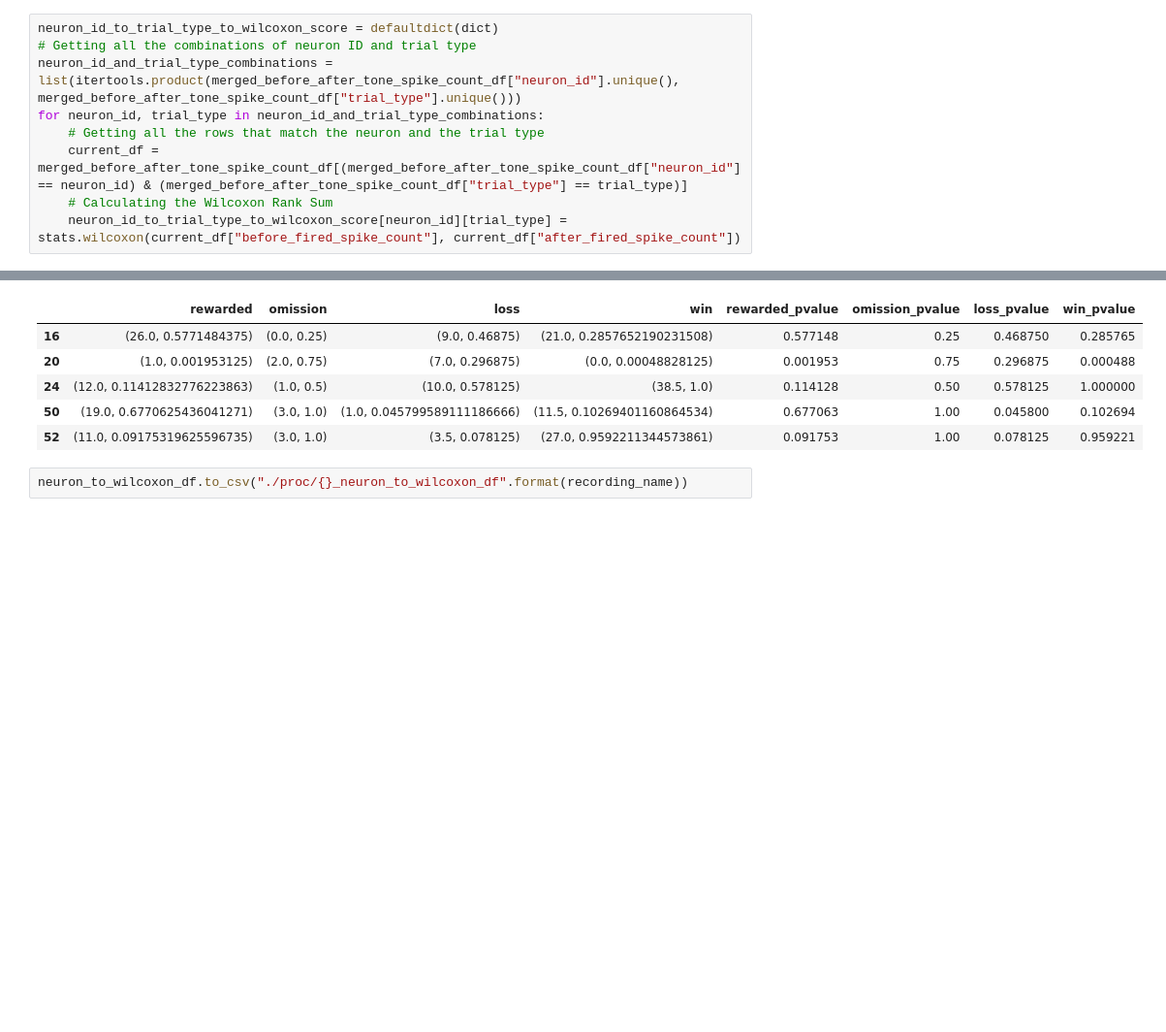
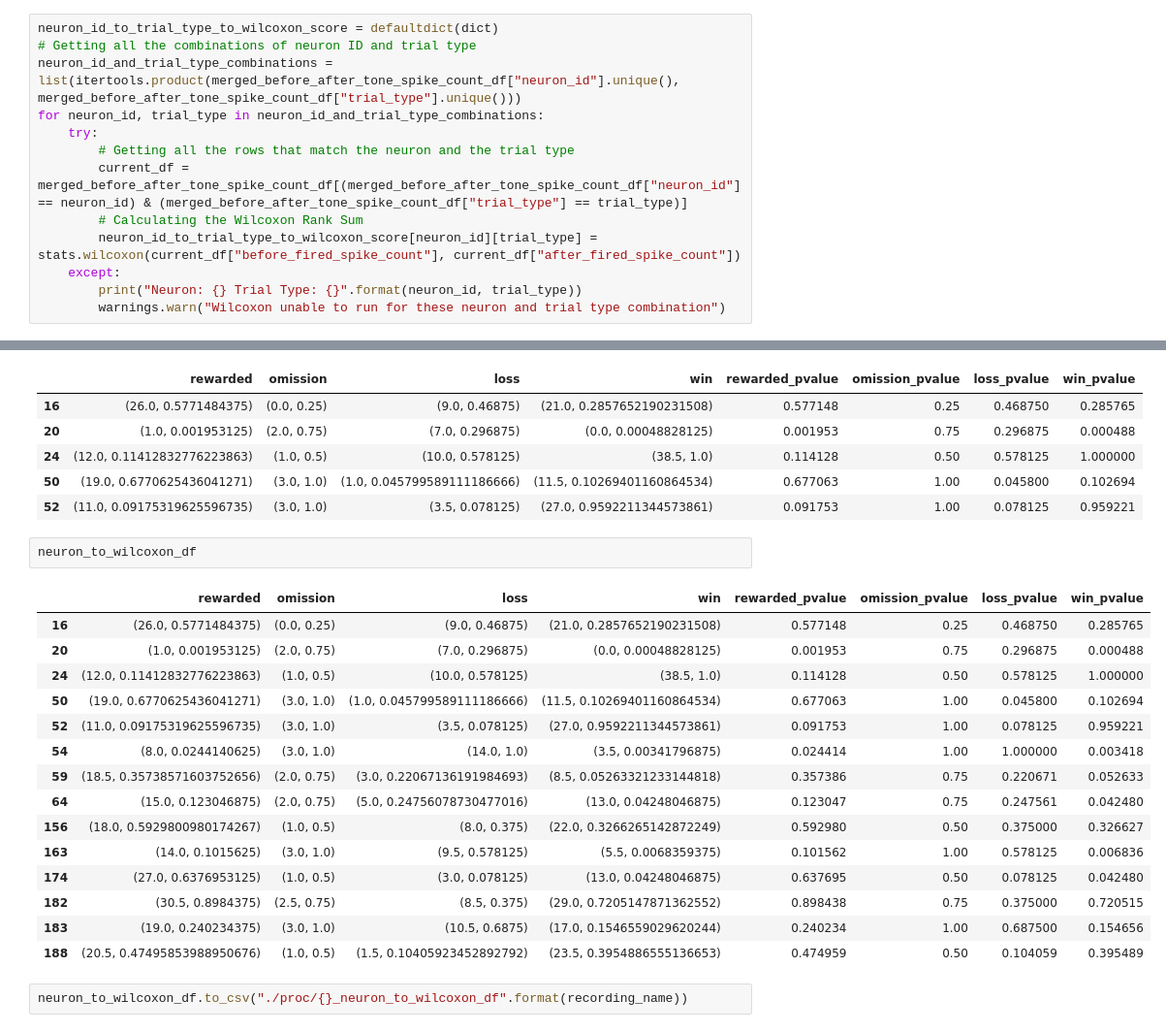
Before and after one commit to padillacoreanolab/reward_competition_ephys_analysis_with_omission_and_divider_controls, a Jupyter notebook: results/2023_02_02_rc_om_ephys_preprocessing/subject_6_1/20221214/07_spike_plotting.ipynb, the cells around one changed output, grey strips where cells are left out. Shown: that part at 97% size. Cells and saved outputs as stored; diff of their text form; blank space fills up the shorter version.

```diff
--- a/results/2023_02_02_rc_om_ephys_preprocessing/subject_6_1/20221214/07_spike_plotting.ipynb
+++ b/results/2023_02_02_rc_om_ephys_preprocessing/subject_6_1/20221214/07_spike_plotting.ipynb
@@ -528,10 +528,14 @@ neuron_id_to_trial_type_to_wilcoxon_score = defaultdict(dict)
 # Getting all the combinations of neuron ID and trial type
 neuron_id_and_trial_type_combinations = list(itertools.product(merged_before_after_tone_spike_count_df["neuron_id"].unique(), merged_before_after_tone_spike_count_df["trial_type"].unique()))
 for neuron_id, trial_type in neuron_id_and_trial_type_combinations:
-    # Getting all the rows that match the neuron and the trial type
-    current_df = merged_before_after_tone_spike_count_df[(merged_before_after_tone_spike_count_df["neuron_id"] == neuron_id) & (merged_before_after_tone_spike_count_df["trial_type"] == trial_type)]
-    # Calculating the Wilcoxon Rank Sum
-    neuron_id_to_trial_type_to_wilcoxon_score[neuron_id][trial_type] = stats.wilcoxon(current_df["before_fired_spike_count"], current_df["after_fired_spike_count"])
+    try:
+        # Getting all the rows that match the neuron and the trial type
+        current_df = merged_before_after_tone_spike_count_df[(merged_before_after_tone_spike_count_df["neuron_id"] == neuron_id) & (merged_before_after_tone_spike_count_df["trial_type"] == trial_type)]
+        # Calculating the Wilcoxon Rank Sum
+        neuron_id_to_trial_type_to_wilcoxon_score[neuron_id][trial_type] = stats.wilcoxon(current_df["before_fired_spike_count"], current_df["after_fired_spike_count"])
+    except:
+        print("Neuron: {} Trial Type: {}".format(neuron_id, trial_type))
+        warnings.warn("Wilcoxon unable to run for these neuron and trial type combination")
 # %%
 neuron_id_to_trial_type_to_wilcoxon_score
 # %% [output]
@@ -590,6 +601,24 @@ neuron_to_wilcoxon_df.head()
 | 24 | (12.0, 0.11412832776223863) | (1.0, 0.5) | (10.0, 0.578125) | (38.5, 1.0) | 0.114128 | 0.50 | 0.578125 | 1.000000 |
 | 50 | (19.0, 0.6770625436041271) | (3.0, 1.0) | (1.0, 0.045799589111186666) | (11.5, 0.10269401160864534) | 0.677063 | 1.00 | 0.045800 | 0.102694 |
 | 52 | (11.0, 0.09175319625596735) | (3.0, 1.0) | (3.5, 0.078125) | (27.0, 0.9592211344573861) | 0.091753 | 1.00 | 0.078125 | 0.959221 |
+# %%
+neuron_to_wilcoxon_df
+# %% [output]
+|  | rewarded | omission | loss | win | rewarded_pvalue | omission_pvalue | loss_pvalue | win_pvalue |
+| 16 | (26.0, 0.5771484375) | (0.0, 0.25) | (9.0, 0.46875) | (21.0, 0.2857652190231508) | 0.577148 | 0.25 | 0.468750 | 0.285765 |
+| 20 | (1.0, 0.001953125) | (2.0, 0.75) | (7.0, 0.296875) | (0.0, 0.00048828125) | 0.001953 | 0.75 | 0.296875 | 0.000488 |
+| 24 | (12.0, 0.11412832776223863) | (1.0, 0.5) | (10.0, 0.578125) | (38.5, 1.0) | 0.114128 | 0.50 | 0.578125 | 1.000000 |
+| 50 | (19.0, 0.6770625436041271) | (3.0, 1.0) | (1.0, 0.045799589111186666) | (11.5, 0.10269401160864534) | 0.677063 | 1.00 | 0.045800 | 0.102694 |
+| 52 | (11.0, 0.09175319625596735) | (3.0, 1.0) | (3.5, 0.078125) | (27.0, 0.9592211344573861) | 0.091753 | 1.00 | 0.078125 | 0.959221 |
+| 54 | (8.0, 0.0244140625) | (3.0, 1.0) | (14.0, 1.0) | (3.5, 0.00341796875) | 0.024414 | 1.00 | 1.000000 | 0.003418 |
+| 59 | (18.5, 0.35738571603752656) | (2.0, 0.75) | (3.0, 0.22067136191984693) | (8.5, 0.05263321233144818) | 0.357386 | 0.75 | 0.220671 | 0.052633 |
+| 64 | (15.0, 0.123046875) | (2.0, 0.75) | (5.0, 0.24756078730477016) | (13.0, 0.04248046875) | 0.123047 | 0.75 | 0.247561 | 0.042480 |
+| 156 | (18.0, 0.5929800980174267) | (1.0, 0.5) | (8.0, 0.375) | (22.0, 0.3266265142872249) | 0.592980 | 0.50 | 0.375000 | 0.326627 |
+| 163 | (14.0, 0.1015625) | (3.0, 1.0) | (9.5, 0.578125) | (5.5, 0.0068359375) | 0.101562 | 1.00 | 0.578125 | 0.006836 |
+| 174 | (27.0, 0.6376953125) | (1.0, 0.5) | (3.0, 0.078125) | (13.0, 0.04248046875) | 0.637695 | 0.50 | 0.078125 | 0.042480 |
+| 182 | (30.5, 0.8984375) | (2.5, 0.75) | (8.5, 0.375) | (29.0, 0.7205147871362552) | 0.898438 | 0.75 | 0.375000 | 0.720515 |
+| 183 | (19.0, 0.240234375) | (3.0, 1.0) | (10.5, 0.6875) | (17.0, 0.1546559029620244) | 0.240234 | 1.00 | 0.687500 | 0.154656 |
+| 188 | (20.5, 0.47495853988950676) | (1.0, 0.5) | (1.5, 0.10405923452892792) | (23.5, 0.3954886555136653) | 0.474959 | 0.50 | 0.104059 | 0.395489 |
 # %%
 neuron_to_wilcoxon_df.to_csv("./proc/{}_neuron_to_wilcoxon_df".format(recording_name))
 # %% [markdown]
```
Also changed, not shown: parts of 33 cells of this notebook.
